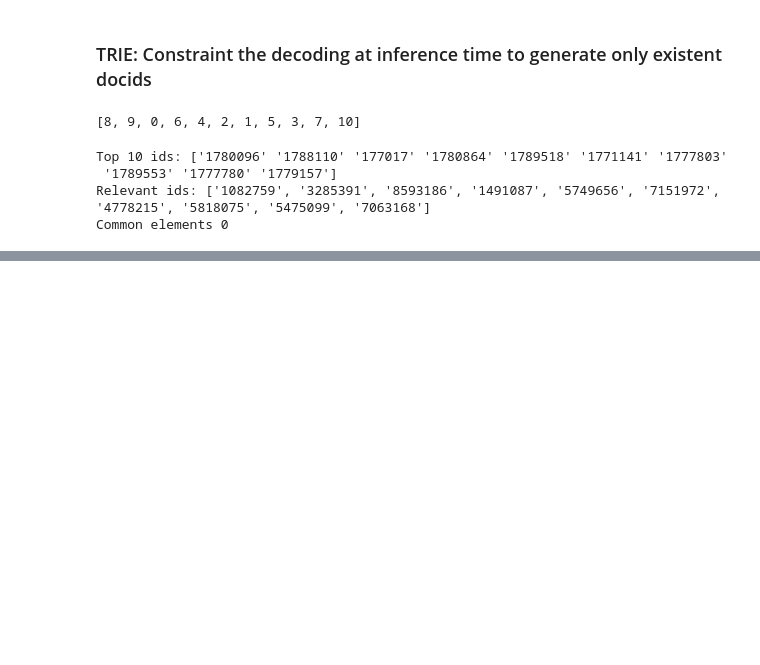
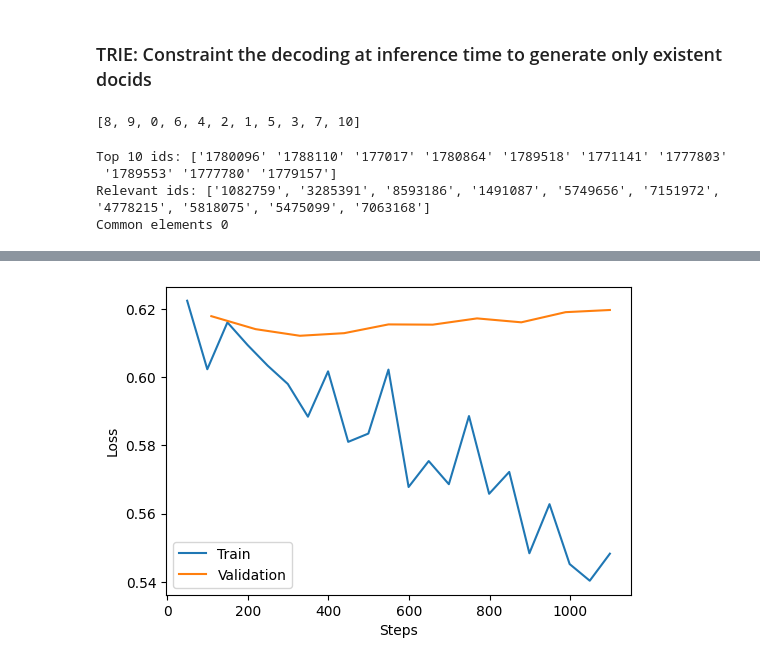
Before and after one commit to AlirezaAccelerates/IR_DSI_project, a Jupyter notebook: main.ipynb, the cells around one changed output, grey strips where cells are left out. Saved outputs shown, nothing was run; the diff lists cells and outputs as text; code cells hidden in the pictures; blank space fills up the shorter version.

```diff
--- a/main.ipynb
+++ b/main.ipynb
@@ -1051,0 +992,5 @@ print(evaluation)
+# %%
+utils.plot_pl_logs_two(
+    './lightning_logs/version_1', 'train_loss_step', './lightning_logs/version_1', 'val_loss', './plots/retrieval')
+# %% [output]
+[figure, added]
```
Also changed, not shown: parts of 9 cells of this notebook, 1 other file.
